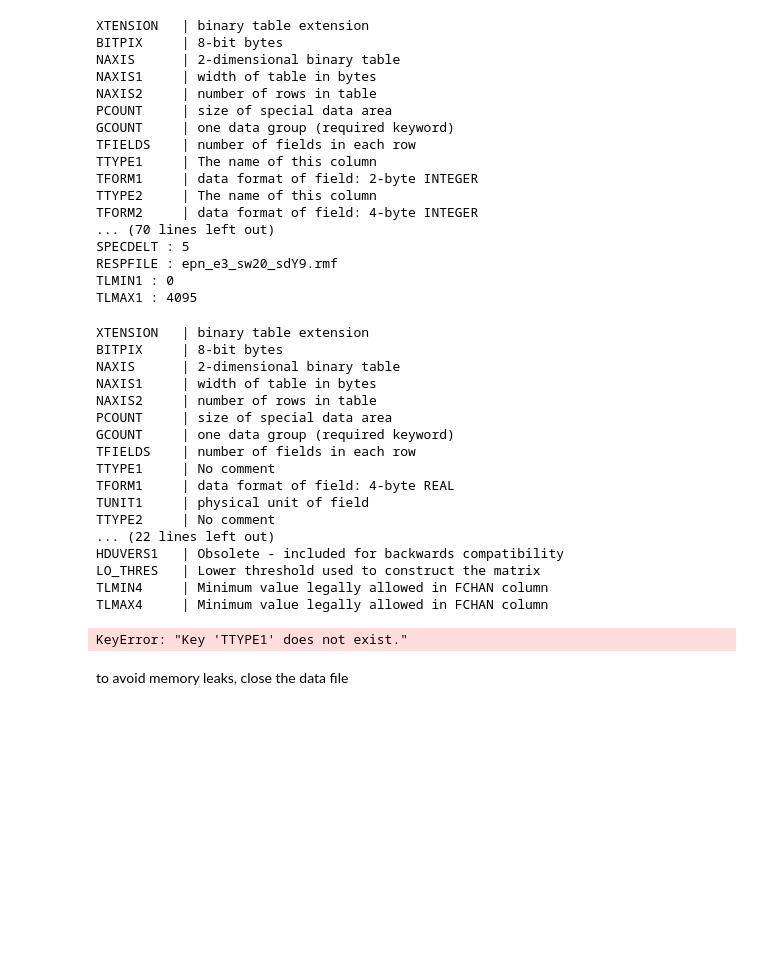
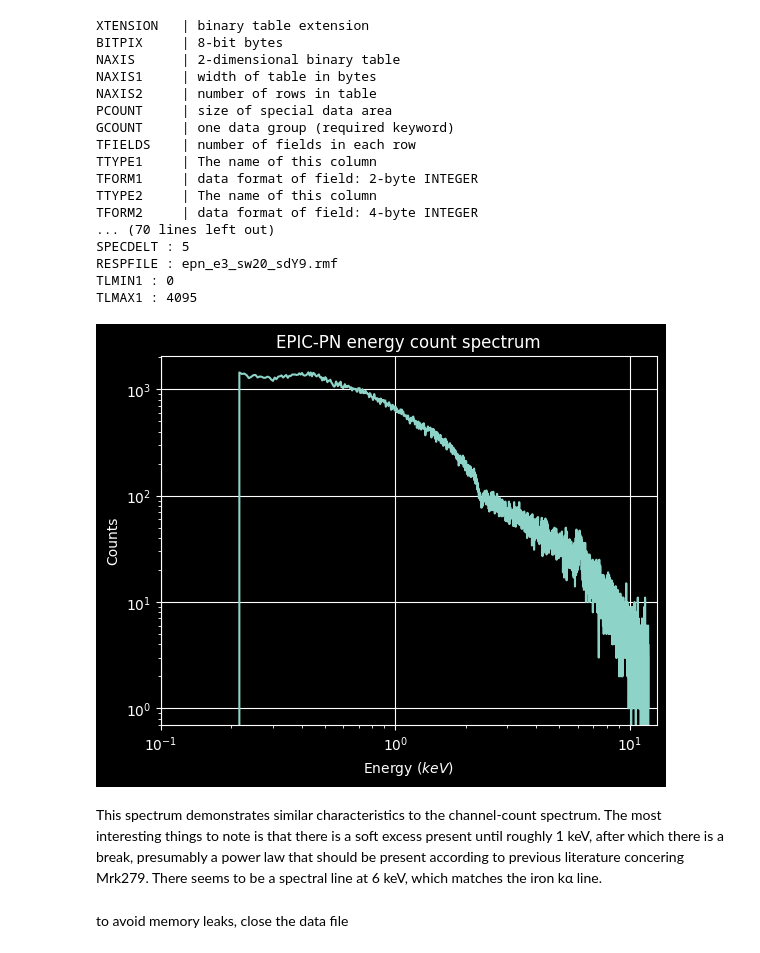
Before and after one commit to Sebast3574/XMNNewton-Instrumental-Analysis, a Jupyter notebook: notebooks/01_data_loading.ipynb, the cells around one changed output. Drawn from its saved outputs; the diff is of its cells as text; code cells hidden in the pictures; blank space fills up the shorter version.

```diff
--- a/notebooks/01_data_loading.ipynb
+++ b/notebooks/01_data_loading.ipynb
@@ -90,33 +96,31 @@ TLMAX1 : 4095
 # %%
 # open the rmf
 rmf = fits.open("../data/P0953011701PNU002SP4RMF0001.FTZ")
-rmf_hdr = rmf[1].header
+# 2 because that is where ebounds is stored according to rmf.info()
+rmf_hdr = rmf[2].header
 
-for key in rmf_hdr:
-    comment = rmf_hdr.comments[key]
+# retrieve data and energy min and max bound
+rmf_data = rmf[2].data
+emin = rmf_data["E_MIN"]
+emax = rmf_data["E_MAX"]
 
-    print(f"{key:10} | {comment}")
+# calculate central energy value from ebounds
+energy = (emin + emax) * 0.5
 
-rmf_data = rmf[1].data
+# plot new spectrum
+plt.plot(energy, counts)
+plt.yscale('log')
+plt.xscale('log')
+plt.xlim(0.1, 13)
+plt.xlabel('Energy $(keV)$')
+plt.ylabel('Counts')
+plt.title('EPIC-PN energy-count spectrum')
+plt.grid(True)
+plt.show()
 # %% [output]
-XTENSION   | binary table extension
-BITPIX     | 8-bit bytes
-NAXIS      | 2-dimensional binary table
-NAXIS1     | width of table in bytes
-NAXIS2     | number of rows in table
-PCOUNT     | size of special data area
-GCOUNT     | one data group (required keyword)
-TFIELDS    | number of fields in each row
-TTYPE1     | No comment
-TFORM1     | data format of field: 4-byte REAL
-TUNIT1     | physical unit of field
-TTYPE2     | No comment
-... (22 lines left out)
-HDUVERS1   | Obsolete - included for backwards compatibility
-LO_THRES   | Lower threshold used to construct the matrix
-TLMIN4     | Minimum value legally allowed in FCHAN column
-TLMAX4     | Minimum value legally allowed in FCHAN column
-KeyError: "Key 'TTYPE1' does not exist."
+[figure, added]
+# %% [markdown]
+This spectrum demonstrates similar characteristics to the channel-count spectrum. The most interesting things to note is that there is a soft excess present until roughly 1 keV, after which there is a break, presumably a power law that should be present according to previous literature concering Mrk279. There seems to be a spectral line at 6 keV, which matches the iron k&alpha; line.
 # %% [markdown]
 to avoid memory leaks, close the data file
 # %%
```
Also changed, not shown: parts of 5 cells of this notebook.
